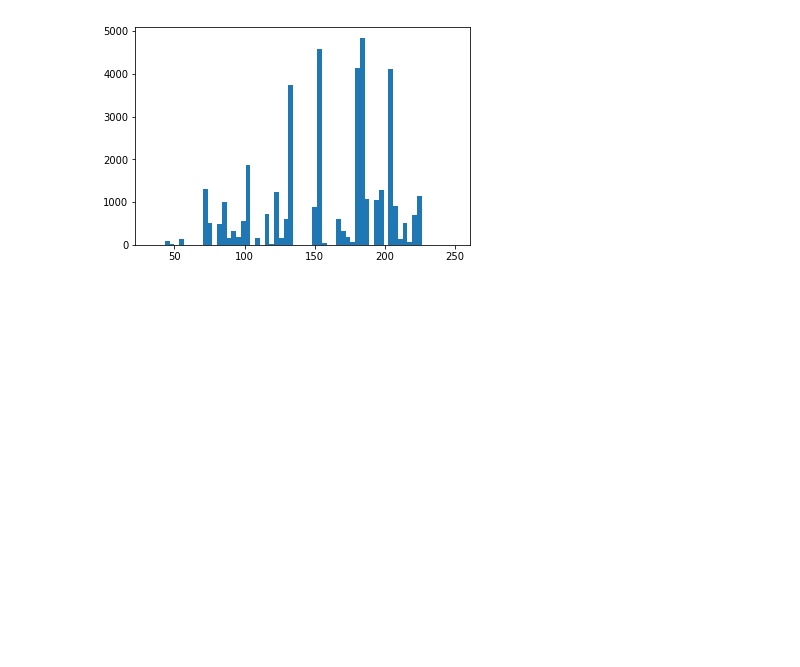
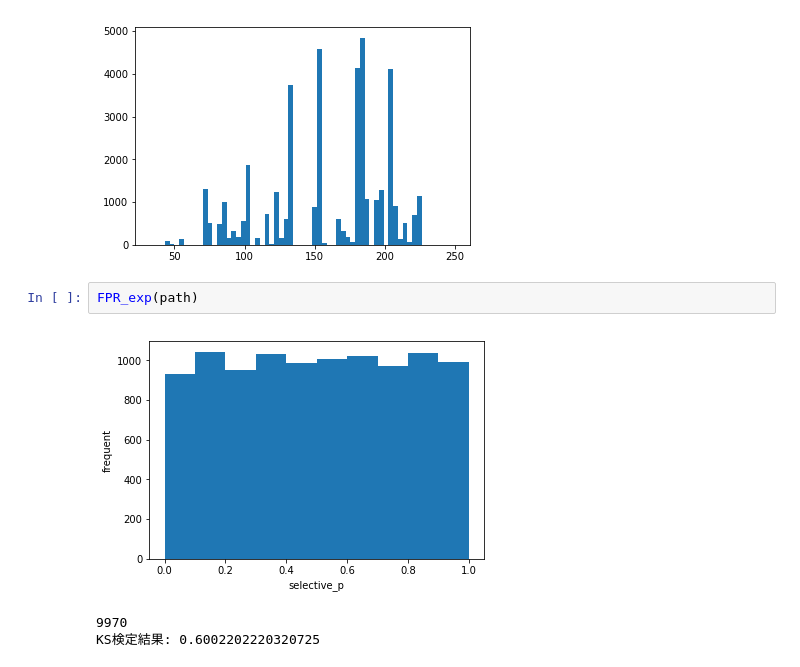
Before and after one commit to daishinmutaku/si-mss-py, a Jupyter notebook: jupyter/exp.ipynb, the cells around one changed output. Cells and saved outputs as stored; diff of their text form; blank space fills up the shorter version.

```diff
--- a/jupyter/exp.ipynb
+++ b/jupyter/exp.ipynb
@@ -146,3 +147,9 @@ show_segmentation(X, Y)
 [figure]
 170
 [figure]
+# %%
+FPR_exp(path)
+# %% [output]
+[figure, added]
+9970
+KS検定結果: 0.6002202220320725
```
Also changed, not shown: parts of 2 cells of this notebook, 4 other files.
